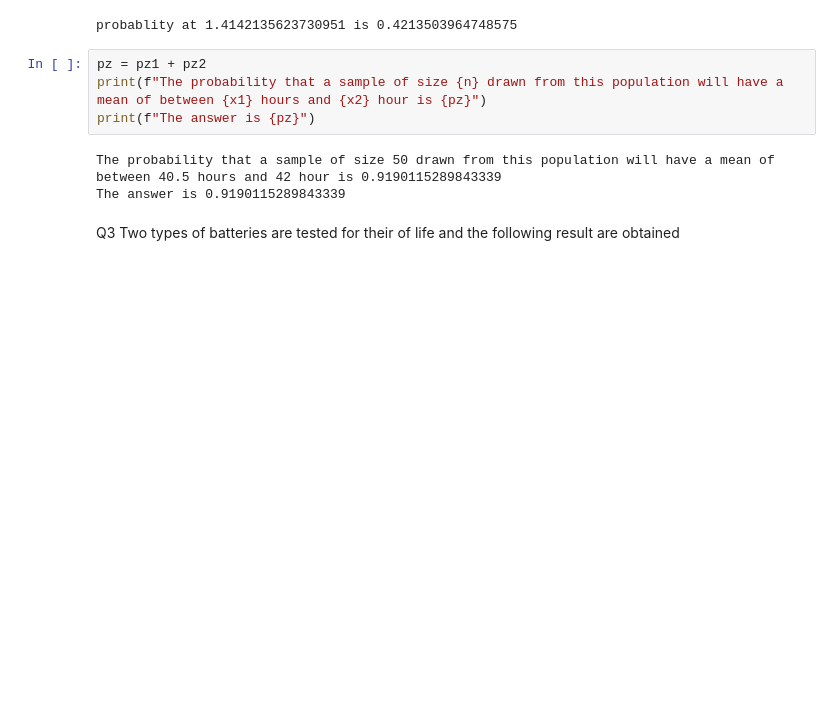
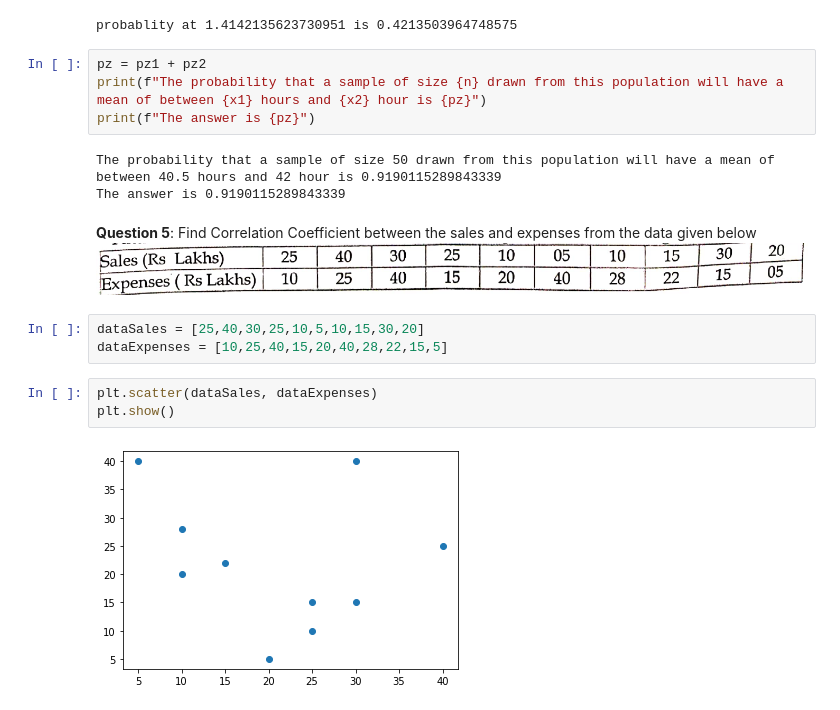
Before and after one commit to subodhpushpak/quickreference, a Jupyter notebook: stats_qt.ipynb, the cells around one changed output. Cells and saved outputs as stored; diff of their text form; blank space fills up the shorter version.

```diff
--- a/stats_qt.ipynb
+++ b/stats_qt.ipynb
@@ -179,5 +180,14 @@ print(f"The answer is {pz}")
 # %% [output]
 The probability that a sample of size 50 drawn from this population will have a mean of between 40.5 hours and 42 hour is 0.9190115289843339
 The answer is 0.9190115289843339
-# %% [markdown]
-Q3 Two types of batteries are tested for their of life and the following result are obtained
+# %% [markdown]
+**Question 5**: Find Correlation Coefficient between the sales and expenses from the data given below
+![image.png](embedded-picture-1)
+# %%
+dataSales = [25,40,30,25,10,5,10,15,30,20]
+dataExpenses = [10,25,40,15,20,40,28,22,15,5]
+# %%
+plt.scatter(dataSales, dataExpenses)
+plt.show()
+# %% [output]
+[figure, added]
```
Also changed, not shown: parts of 25 cells of this notebook.
